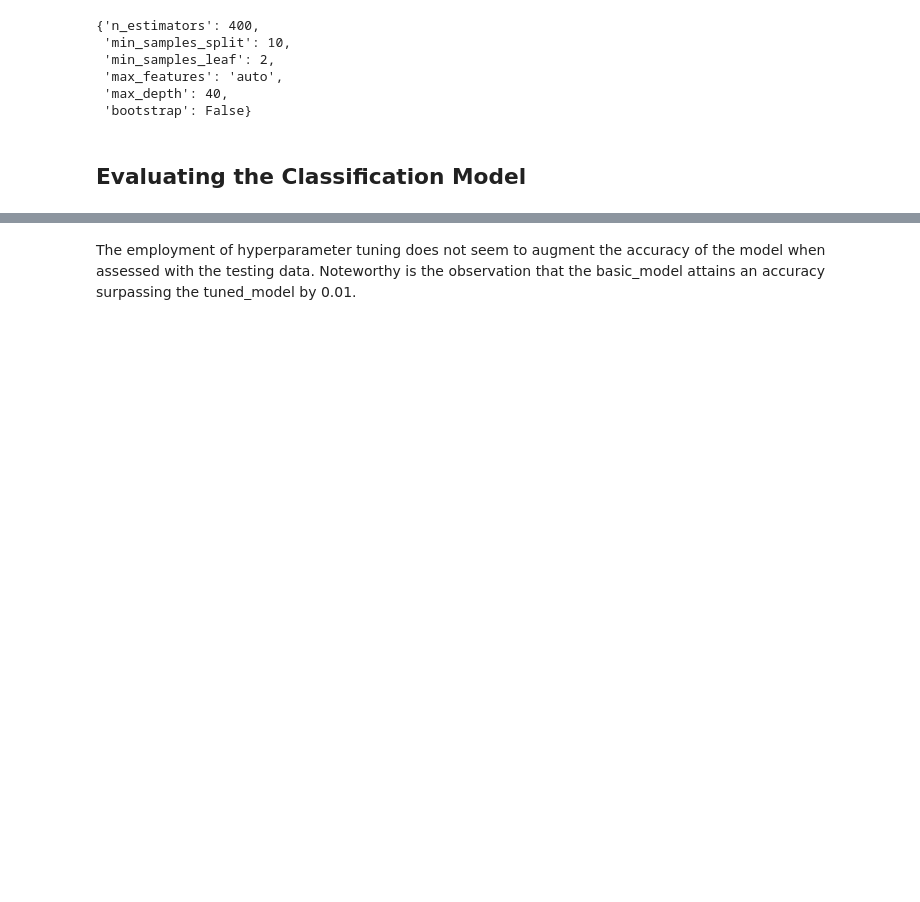
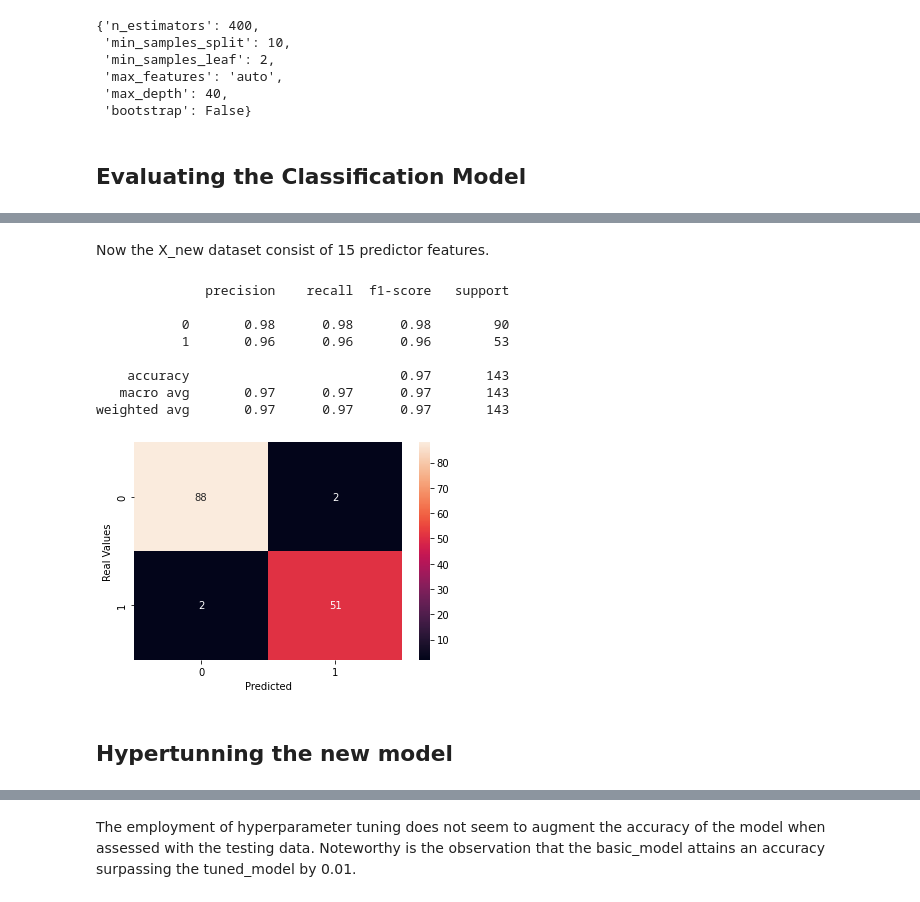
Before and after one commit to JulianDietrich97/BreastCancer, a Jupyter notebook: 4_RandomForestClassifier.ipynb, the cells around one changed output, grey strips where cells are left out. Saved outputs shown, nothing was run; the diff lists cells and outputs as text; code cells hidden in the pictures; blank space fills up the shorter version.

```diff
--- a/4_RandomForestClassifier.ipynb
+++ b/4_RandomForestClassifier.ipynb
@@ -259,0 +279,15 @@ We achieved an improvement in accuracy of 0.6%.
+# %%
+to_drop = ['fractal_dimension_worst',
+            'concavity_se',
+            'perimeter_se',
+            'area_se',
+            'smoothness_mean',
+            'compactness_se',
+            'concave points_se',
+            'symmetry_mean',
+            'radius_se',
+            'compactness_mean']
+
+X_new = X.drop(to_drop, axis=1)
+
+X_new
@@ -259,0 +308,28 @@ We achieved an improvement in accuracy of 0.6%.
+# %% [markdown]
+Now the X_new dataset consist of 15 predictor features.
+# %%
+#Creating the new model
+
+X_train,X_test,y_train,y_test = train_test_split(X_new,y,test_size=0.25,random_state=0)
+# %%
+clf = RandomForestClassifier(n_estimators=10)
+clf.fit(X_train,y_train)
+y_pred=clf.predict(X_test)
+
+confusion_matrix = pd.crosstab(y_test, y_pred, rownames=['Real Values'], colnames=['Predicted'])
+sn.heatmap(confusion_matrix, annot=True)
+
+from sklearn.metrics import classification_report
+print(classification_report(y_test, y_pred))
+# %% [output]
+              precision    recall  f1-score   support
+
+           0       0.98      0.98      0.98        90
+           1       0.96      0.96      0.96        53
+
+    accuracy                           0.97       143
+   macro avg       0.97      0.97      0.97       143
+weighted avg       0.97      0.97      0.97       143
+[figure, added]
+# %% [markdown]
+## Hypertunning the new model
```
Also changed, not shown: parts of 15 cells of this notebook, 1 other file.
